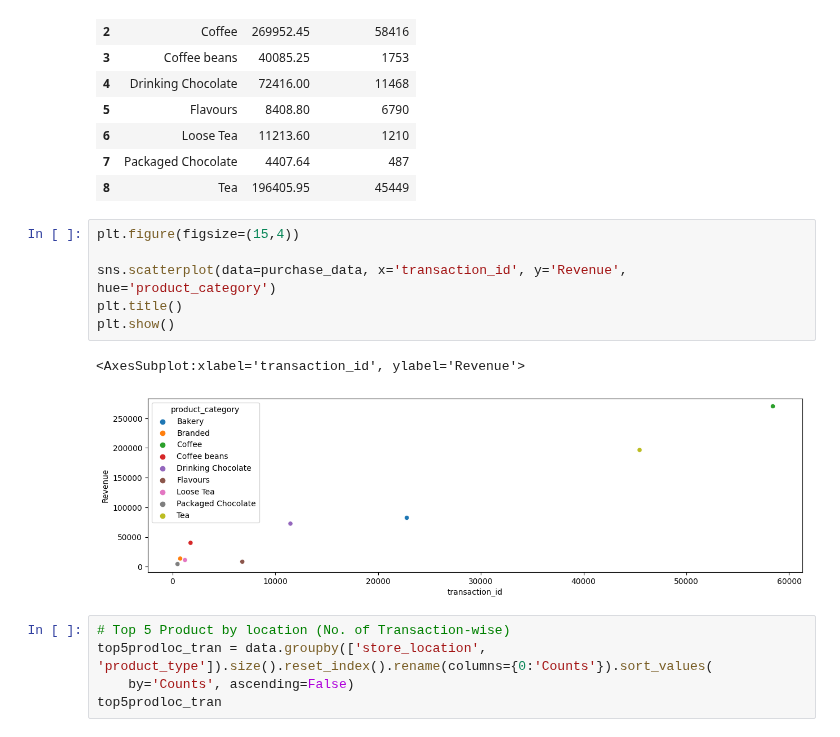
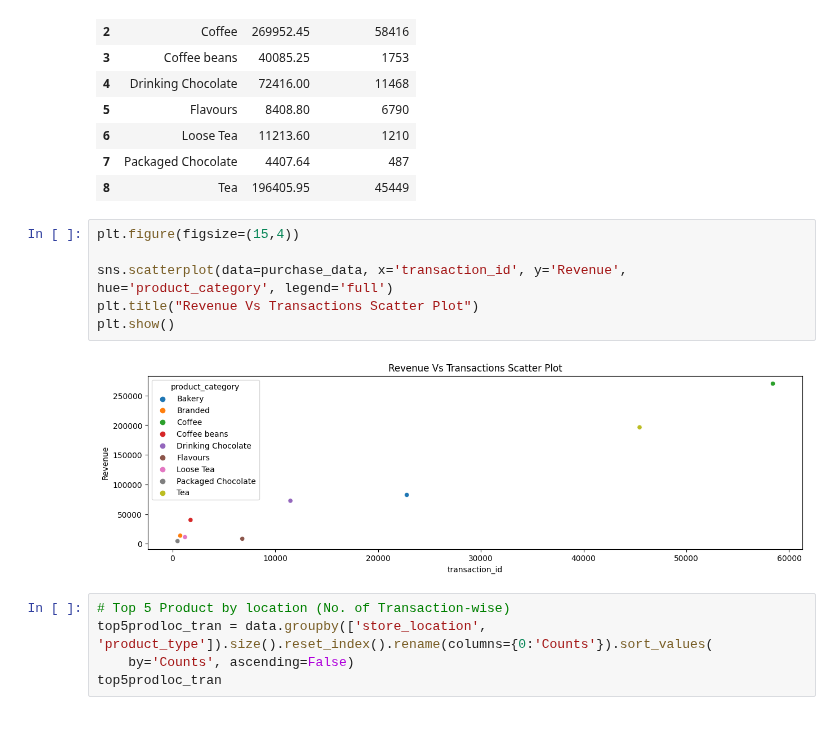
Before and after one commit to Akshay-Paunikar/Maven_Analytics_Challenges, a Jupyter notebook: Projects/Coffee_Shop_Sales/Coffee_Shop_Sales.ipynb, the cells around one changed output. Cells and saved outputs as stored; diff of their text form.

```diff
--- a/Projects/Coffee_Shop_Sales/Coffee_Shop_Sales.ipynb
+++ b/Projects/Coffee_Shop_Sales/Coffee_Shop_Sales.ipynb
@@ -430,12 +430,11 @@ purchase_data
 # %%
 plt.figure(figsize=(15,4))
 
-sns.scatterplot(data=purchase_data, x='transaction_id', y='Revenue', hue='product_category')
-plt.title()
+sns.scatterplot(data=purchase_data, x='transaction_id', y='Revenue', hue='product_category', legend='full')
+plt.title("Revenue Vs Transactions Scatter Plot")
 plt.show()
 # %% [output]
-<AxesSubplot:xlabel='transaction_id', ylabel='Revenue'>
-[figure, old version]
+[figure, new version]
 # %%
 # Top 5 Product by location (No. of Transaction-wise)
 top5prodloc_tran = data.groupby(['store_location', 'product_type']).size().reset_index().rename(columns={0:'Counts'}).sort_values(
```
